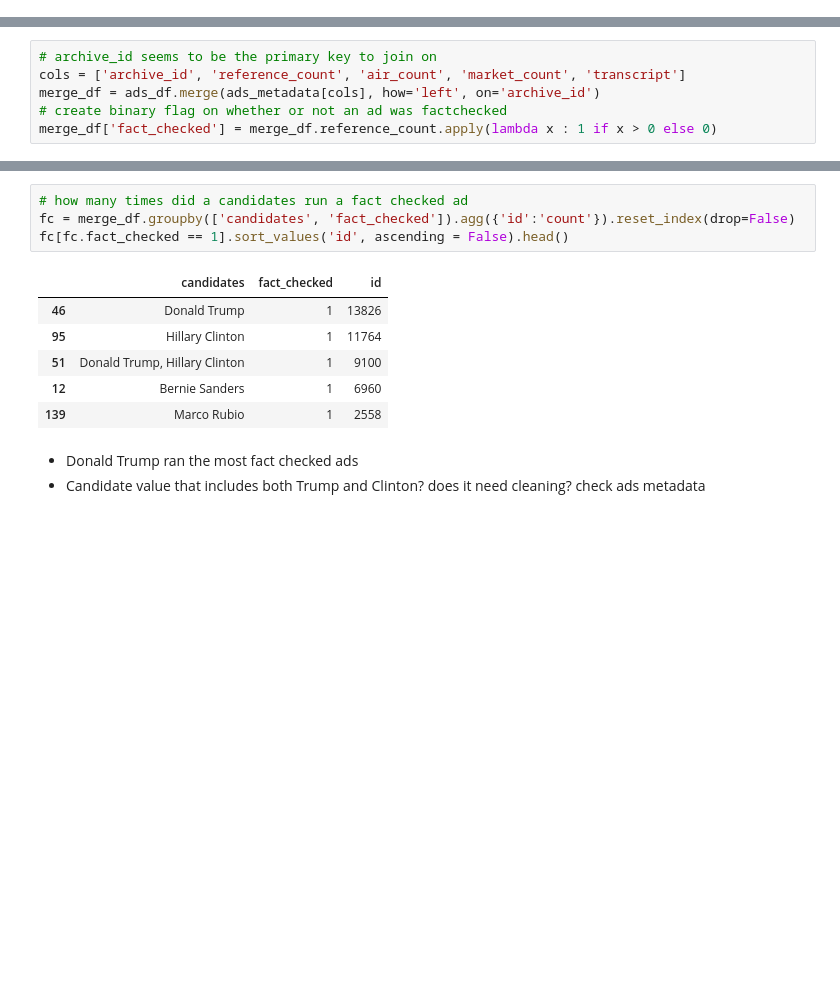
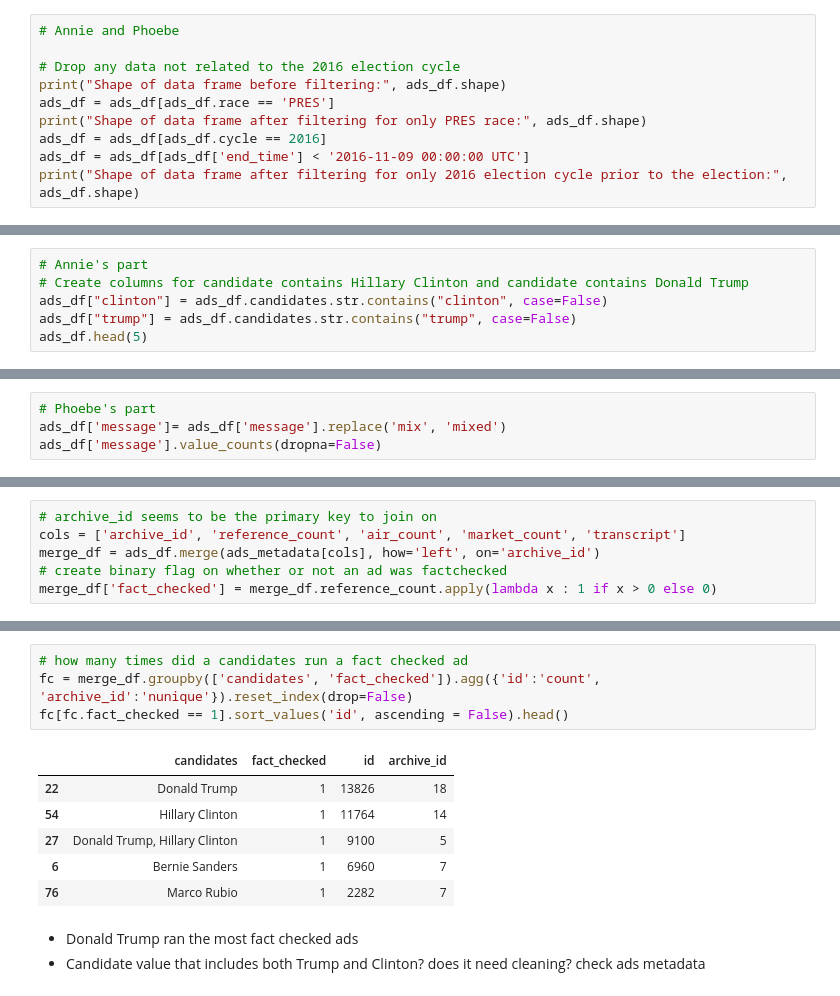
Before and after one commit to phoebeyueh/200_presidential_campaign_analysis, a Jupyter notebook: ben_data_cleaning.ipynb, the cells around one changed output, grey strips where cells are left out. Cells and saved outputs as stored; diff of their text form; blank space fills up the shorter version.

```diff
--- a/ben_data_cleaning.ipynb
+++ b/ben_data_cleaning.ipynb
@@ -52,0 +76,10 @@ dtype: int64
+# %%
+# Annie and Phoebe
+
+# Drop any data not related to the 2016 election cycle
+print("Shape of data frame before filtering:", ads_df.shape)
+ads_df = ads_df[ads_df.race == 'PRES']
+print("Shape of data frame after filtering for only PRES race:", ads_df.shape)
+ads_df = ads_df[ads_df.cycle == 2016]
+ads_df = ads_df[ads_df['end_time'] < '2016-11-09 00:00:00 UTC']
+print("Shape of data frame after filtering for only 2016 election cycle prior to the election:", ads_df.shape)
@@ -88,0 +152,6 @@ dtype: object
+# %%
+# Annie's part
+# Create columns for candidate contains Hillary Clinton and candidate contains Donald Trump
+ads_df["clinton"] = ads_df.candidates.str.contains("clinton", case=False)
+ads_df["trump"] = ads_df.candidates.str.contains("trump", case=False)
+ads_df.head(5)
@@ -88,0 +168,4 @@ dtype: object
+# %%
+# Phoebe's part
+ads_df['message']= ads_df['message'].replace('mix', 'mixed')
+ads_df['message'].value_counts(dropna=False)
@@ -196,14 +287,14 @@ merge_df.head(2)
 # %%
 # how many times did a candidates run a fact checked ad
-fc = merge_df.groupby(['candidates', 'fact_checked']).agg({'id':'count'}).reset_index(drop=False)
+fc = merge_df.groupby(['candidates', 'fact_checked']).agg({'id':'count', 'archive_id':'nunique'}).reset_index(drop=False)
 fc[fc.fact_checked == 1].sort_values('id', ascending = False).head()
 # %% [output]
-|  | candidates | fact_checked | id |
-| 46 | Donald Trump | 1 | 13826 |
-| 95 | Hillary Clinton | 1 | 11764 |
-| 51 | Donald Trump, Hillary Clinton | 1 | 9100 |
-| 12 | Bernie Sanders | 1 | 6960 |
-| 139 | Marco Rubio | 1 | 2558 |
+|  | candidates | fact_checked | id | archive_id |
+| 22 | Donald Trump | 1 | 13826 | 18 |
+| 54 | Hillary Clinton | 1 | 11764 | 14 |
+| 27 | Donald Trump, Hillary Clinton | 1 | 9100 | 5 |
+| 6 | Bernie Sanders | 1 | 6960 | 7 |
+| 76 | Marco Rubio | 1 | 2282 | 7 |
 # %% [markdown]
 * Donald Trump ran the most fact checked ads
 * Candidate value that includes both Trump and Clinton? does it need cleaning? check ads metadata
```
Also changed, not shown: parts of 82 cells of this notebook, 1 other file.
